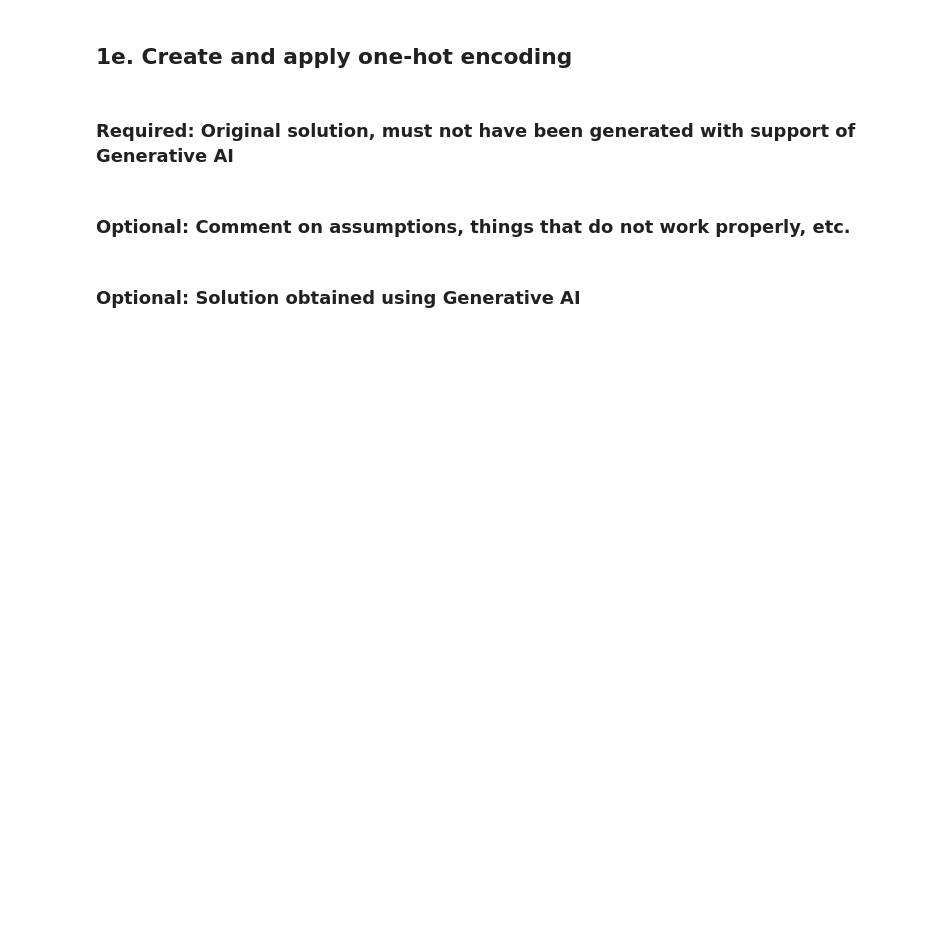
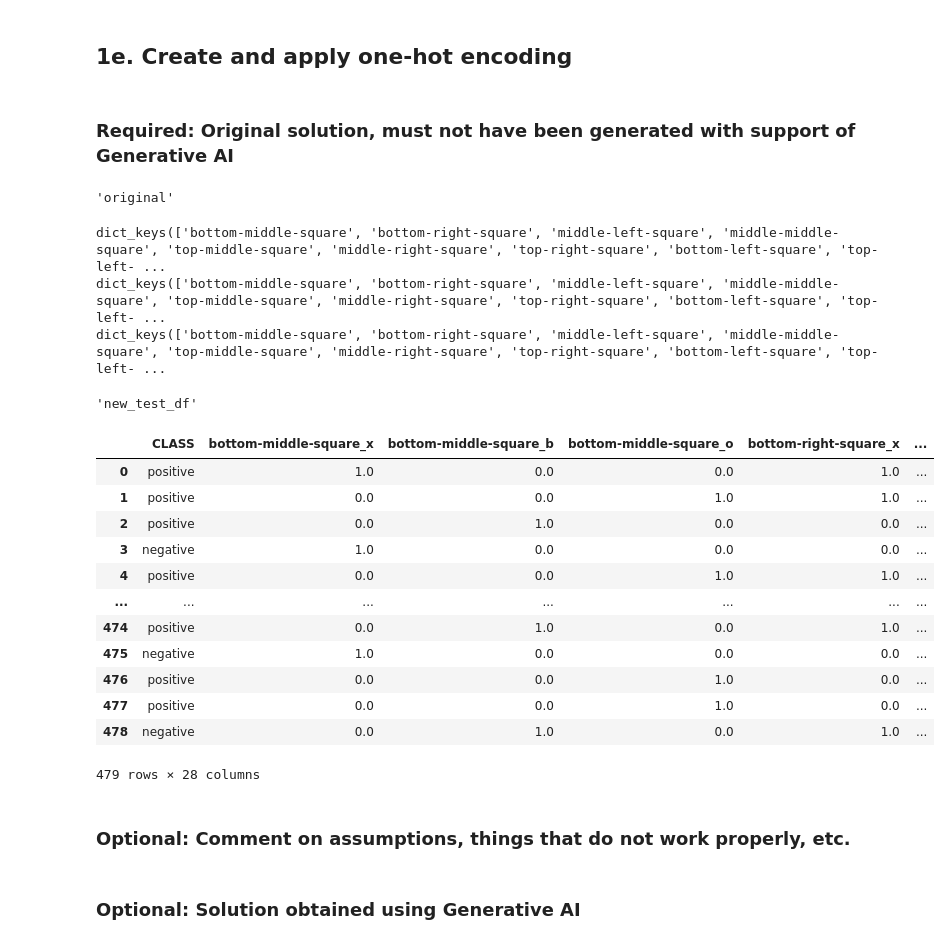
Before and after one commit to Bern4rdR/data-science, a Jupyter notebook: Assignment 1/Assignment 1.ipynb, the cells around one changed output. Saved outputs shown, nothing was run; the diff lists cells and outputs as text; code cells hidden in the pictures; blank space fills up the shorter version.

```diff
--- a/Assignment 1/Assignment 1.ipynb
+++ b/Assignment 1/Assignment 1.ipynb
@@ -599,12 +599,12 @@ Answer the following questions below:
 # Hint 5: Do not forget to remove the original categoric feature
 #
 def create_one_hot(df):
-    cat_cols = list(set(df.columns) - {'ID', 'CLASS'})
+    cat_cols = [c for c in list(set(df.columns) - {'ID', 'CLASS'}) if  not pd.api.types.is_numeric_dtype(df[c])]
+    one_hot = {k: df[k].unique() for k in cat_cols}
+    # df_one_hot = pd.get_dummies(df, columns=cat_cols, dtype=float)
+    # one_hot = {k: [v.split('_')[-1] for v in df_one_hot.columns if v.startswith(k)] for k in cat_cols}
 
-    df_one_hot = pd.get_dummies(df, columns=cat_cols, dtype=float)
-    one_hot = {k: [v.split('_')[-1] for v in df_one_hot.columns if v.startswith(k)] for k in cat_cols}
-
-    return df_one_hot, one_hot
+    return apply_one_hot(df, one_hot), one_hot
 
 # Input to apply_one_hot:
 # df      - a dataframe
@@ -615,23 +615,47 @@ def create_one_hot(df):
 #
 # Hint: See the above Hints
 def apply_one_hot(df, one_hot):
-    for i, col in enumerate(one_hot.keys()):
-        for cat in one_hot[col]:
-            df.insert(3*i+1, f'{col}_{cat}', [float(val == cat) for val in df[col]]) # 3*i+1 is just to make it look nicer
+    nd = df.copy()
+    print(one_hot.keys())
+    for col, cats in one_hot.items():
+        for cat in cats:
+            nd[f"{col}_{cat}"] = [float(v == cat) for v in df[col]]
+    # for i, col in enumerate(one_hot.keys()):
+    #     for cat in one_hot[col]:
+    #         df.insert(3*i+1, f'{col}_{cat}', [float(val == cat) for val in df[col]]) # 3*i+1 is just to make it look nicer
 
-    return df.drop(columns=one_hot.keys())
+    return nd.drop(columns=one_hot.keys())
 # %%
 # Test your code  (leave this part unchanged)
 
 train_df = pd.read_csv("tic-tac-toe_train.csv")
-
+display("original")
 create_one_hot(train_df)
 new_train, one_hot = create_one_hot(train_df)
 
 test_df = pd.read_csv("tic-tac-toe_test.csv")
 
 new_test_df = apply_one_hot(test_df,one_hot)
 display("new_test_df",new_test_df)
+# %% [output]
+'original'
+dict_keys(['bottom-middle-square', 'bottom-right-square', 'middle-left-square', 'middle-middle-square', 'top-middle-square', 'middle-right-square', 'top-right-square', 'bottom-left-square', 'top-left- ...
+dict_keys(['bottom-middle-square', 'bottom-right-square', 'middle-left-square', 'middle-middle-square', 'top-middle-square', 'middle-right-square', 'top-right-square', 'bottom-left-square', 'top-left- ...
+dict_keys(['bottom-middle-square', 'bottom-right-square', 'middle-left-square', 'middle-middle-square', 'top-middle-square', 'middle-right-square', 'top-right-square', 'bottom-left-square', 'top-left- ...
+'new_test_df'
+|  | CLASS | bottom-middle-square_x | bottom-middle-square_b | bottom-middle-square_o | bottom-right-square_x | ... |
+| 0 | positive | 1.0 | 0.0 | 0.0 | 1.0 | ... |
+| 1 | positive | 0.0 | 0.0 | 1.0 | 1.0 | ... |
+| 2 | positive | 0.0 | 1.0 | 0.0 | 0.0 | ... |
+| 3 | negative | 1.0 | 0.0 | 0.0 | 0.0 | ... |
+| 4 | positive | 0.0 | 0.0 | 1.0 | 1.0 | ... |
+| ... | ... | ... | ... | ... | ... | ... |
+| 474 | positive | 0.0 | 1.0 | 0.0 | 1.0 | ... |
+| 475 | negative | 1.0 | 0.0 | 0.0 | 0.0 | ... |
+| 476 | positive | 0.0 | 0.0 | 1.0 | 0.0 | ... |
+| 477 | positive | 0.0 | 0.0 | 1.0 | 0.0 | ... |
+| 478 | negative | 0.0 | 1.0 | 0.0 | 1.0 | ... |
+479 rows × 28 columns
 # %% [markdown]
 ### Optional: Comment on assumptions, things that do not work properly, etc.
 # %% [markdown]
```
Also changed, not shown: parts of 3 cells of this notebook, 3 other files.
